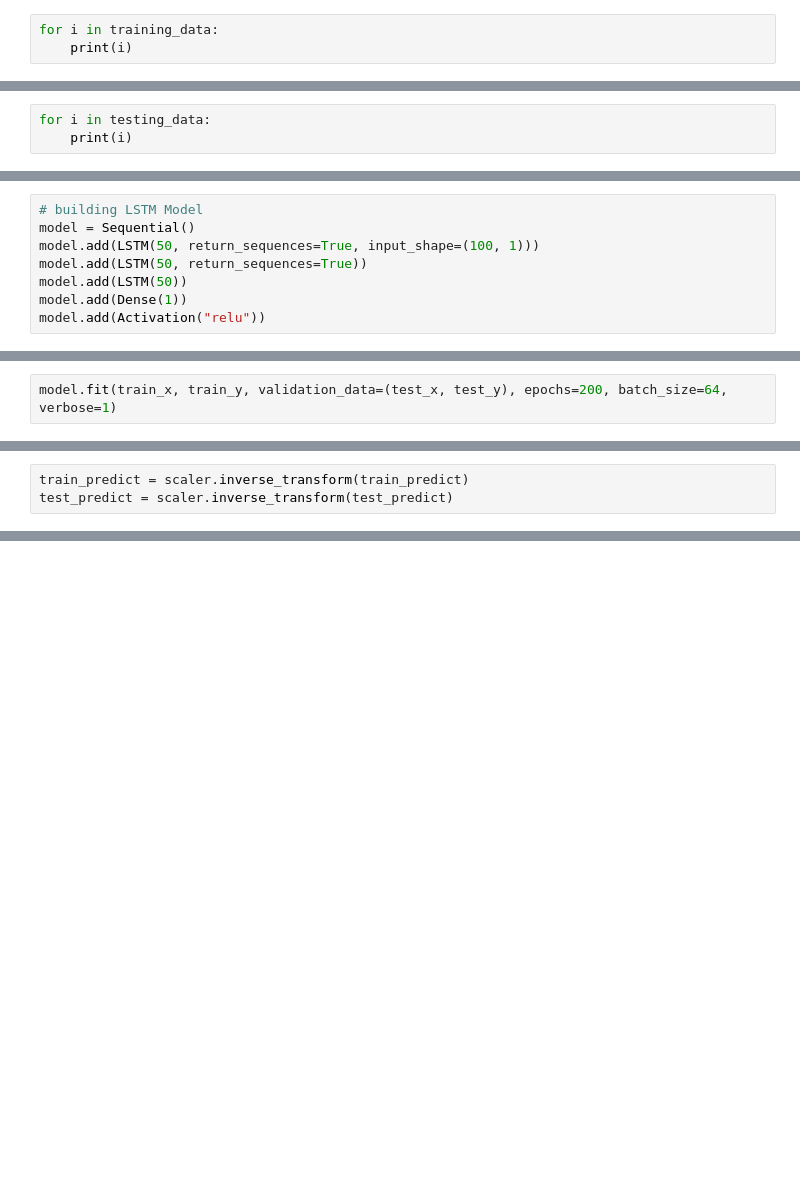
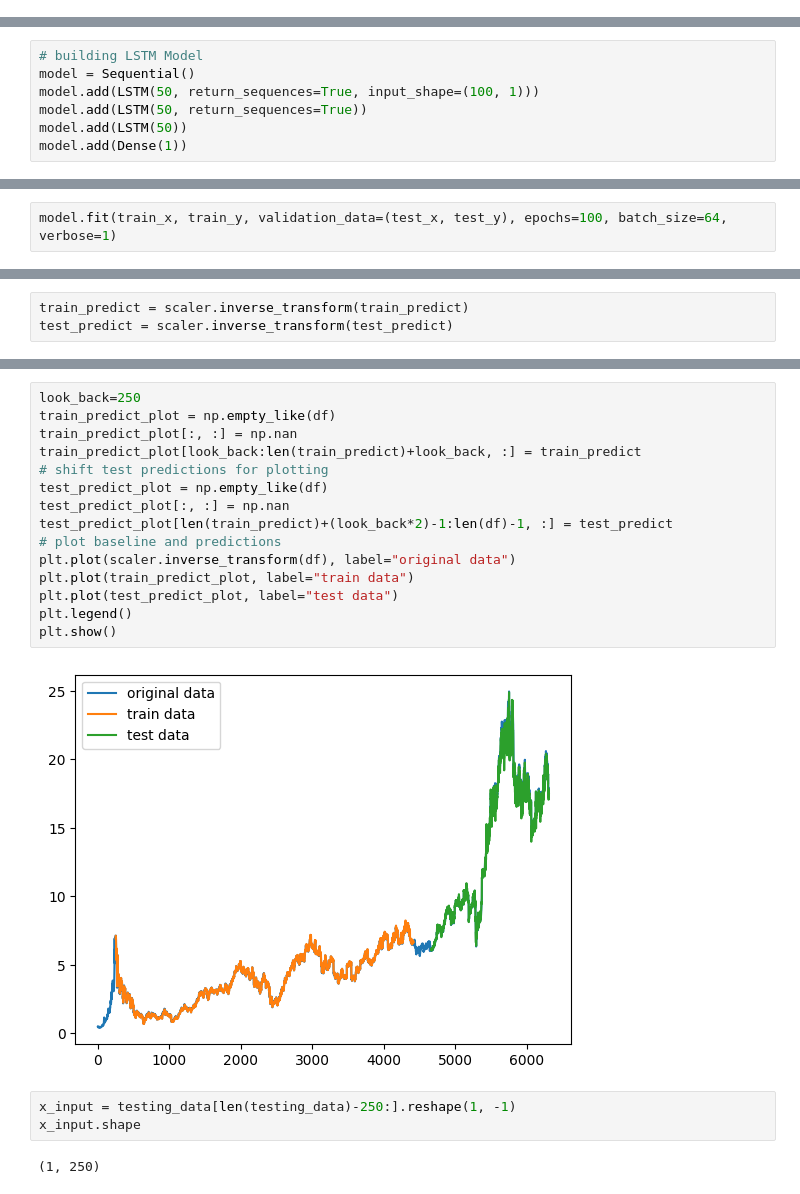
Before and after one commit to MAHUL25/StockPrediction-Minor, a Jupyter notebook: Models/SP_LSTM.ipynb, the cells around one changed output, grey strips where cells are left out. Cells and saved outputs as stored; diff of their text form; blank space fills up the shorter version.

```diff
--- a/Models/SP_LSTM.ipynb
+++ b/Models/SP_LSTM.ipynb
@@ -133,5 +124,2 @@ Training size: 4410 and testing size: 1890
 # %%
 training_data, testing_data = df[0:training_size:], df[training_size:len(df):]
-# %%
-for i in training_data:
-    print(i)
@@ -156,3 +125,0 @@ for i in training_data:
-# %%
-for i in testing_data:
-    print(i)
@@ -266,7 +235,6 @@ model.add(LSTM(50, return_sequences=True, input_shape=(100, 1)))
 model.add(LSTM(50, return_sequences=True))
 model.add(LSTM(50))
 model.add(Dense(1))
-model.add(Activation("relu"))
 # %%
 model.summary()
 # %% [output]
@@ -291,5 +257,5 @@ Model: "sequential"
 # train model
 model.compile(optimizer="adam", loss="mean_squared_error", metrics=["accuracy"])
 # %%
-model.fit(train_x, train_y, validation_data=(test_x, test_y), epochs=200, batch_size=64, verbose=1)
+model.fit(train_x, train_y, validation_data=(test_x, test_y), epochs=100, batch_size=64, verbose=1)
 # %% [output]
@@ -361,0 +335,22 @@ Root mean squared error: [2.613967  2.5681844 2.5878177 ... 2.5198228 2.5115435
+# %%
+look_back=250
+train_predict_plot = np.empty_like(df)
+train_predict_plot[:, :] = np.nan
+train_predict_plot[look_back:len(train_predict)+look_back, :] = train_predict
+# shift test predictions for plotting
+test_predict_plot = np.empty_like(df)
+test_predict_plot[:, :] = np.nan
+test_predict_plot[len(train_predict)+(look_back*2)-1:len(df)-1, :] = test_predict
+# plot baseline and predictions
+plt.plot(scaler.inverse_transform(df), label="original data")
+plt.plot(train_predict_plot, label="train data")
+plt.plot(test_predict_plot, label="test data")
+plt.legend()
+plt.show()
+# %% [output]
+[figure, added]
+# %%
+x_input = testing_data[len(testing_data)-250:].reshape(1, -1)
+x_input.shape
+# %% [output]
+(1, 250)
```
Also changed, not shown: parts of 35 cells of this notebook, 1 other file.
